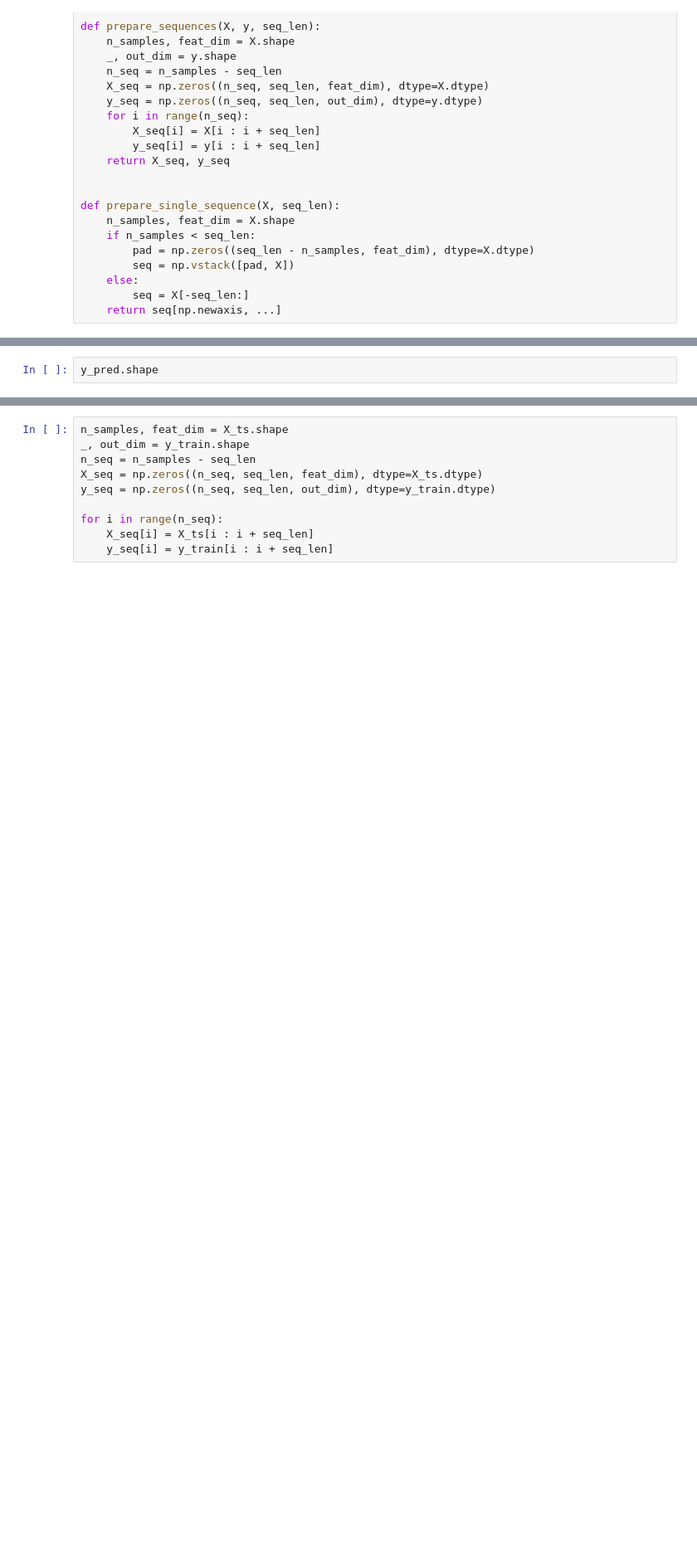
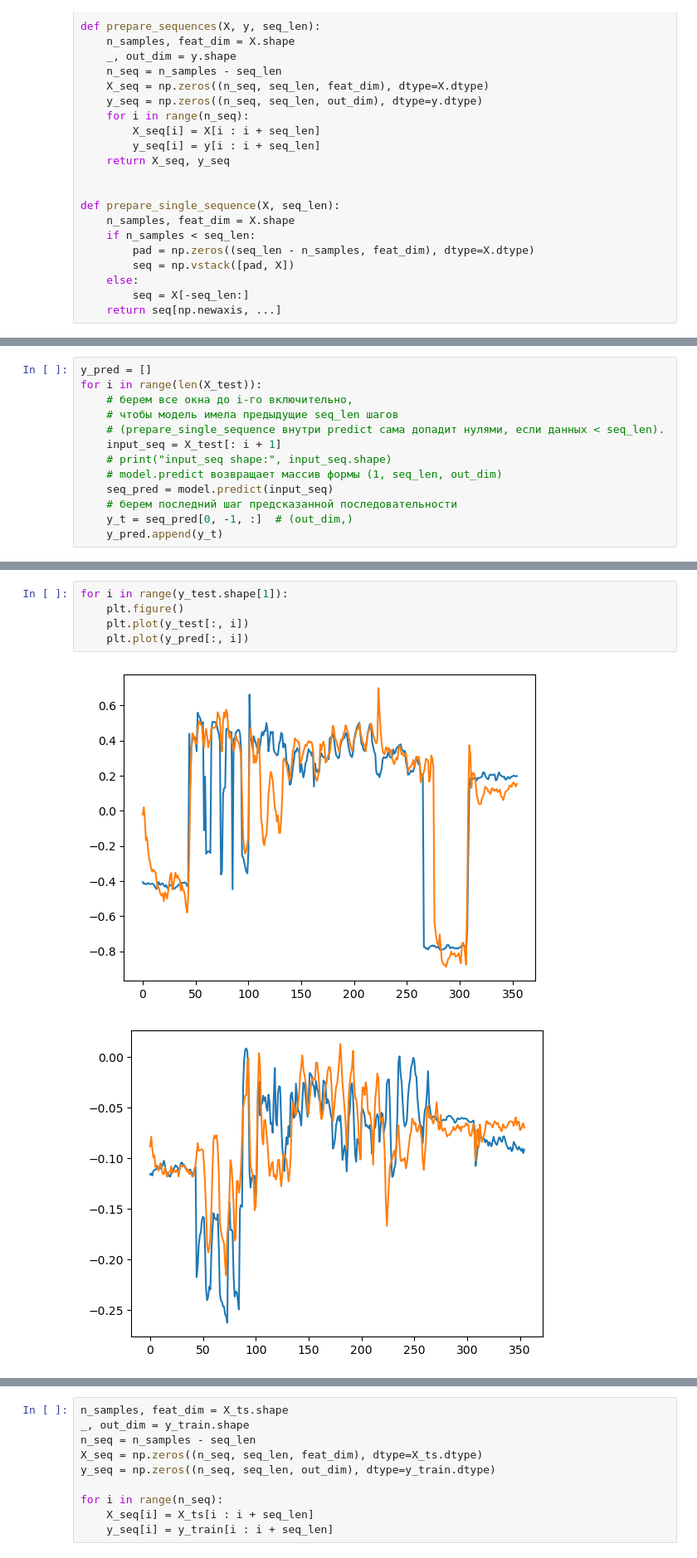
Before and after one commit to Fedoration/emg-virtual, a Jupyter notebook: notebooks/research_autoregression.ipynb, the cells around one changed output, grey strips where cells are left out. Shown at 83% size. Saved outputs shown, nothing was run; the diff lists cells and outputs as text; blank space fills up the shorter version.

```diff
--- a/notebooks/research_autoregression.ipynb
+++ b/notebooks/research_autoregression.ipynb
@@ -361 +464,14 @@ RiemannAutoRegressor(max_iter=100, verbose=True)
+# %%
+y_pred = []
+for i in range(len(X_test)):
+    # берем все окна до i-го включительно,
+    # чтобы модель имела предыдущие seq_len шагов
+    # (prepare_single_sequence внутри predict сама допадит нулями, если данных < seq_len).
+    input_seq = X_test[: i + 1]
+    # print("input_seq shape:", input_seq.shape)
+    # model.predict возвращает массив формы (1, seq_len, out_dim)
+    seq_pred = model.predict(input_seq)
+    # берем последний шаг предсказанной последовательности
+    y_t = seq_pred[0, -1, :]  # (out_dim,)
+    y_pred.append(y_t)
 # %%
@@ -402,3 +578,8 @@ Mean correlation: 0.9520498316200886
 # %%
-y_pred.shape
+for i in range(y_test.shape[1]):
+    plt.figure()
+    plt.plot(y_test[:, i])
+    plt.plot(y_pred[:, i])
 # %% [output]
+[figure, added]
+[figure, added]
```
Also changed, not shown: parts of 9 cells of this notebook, 1 other file.
